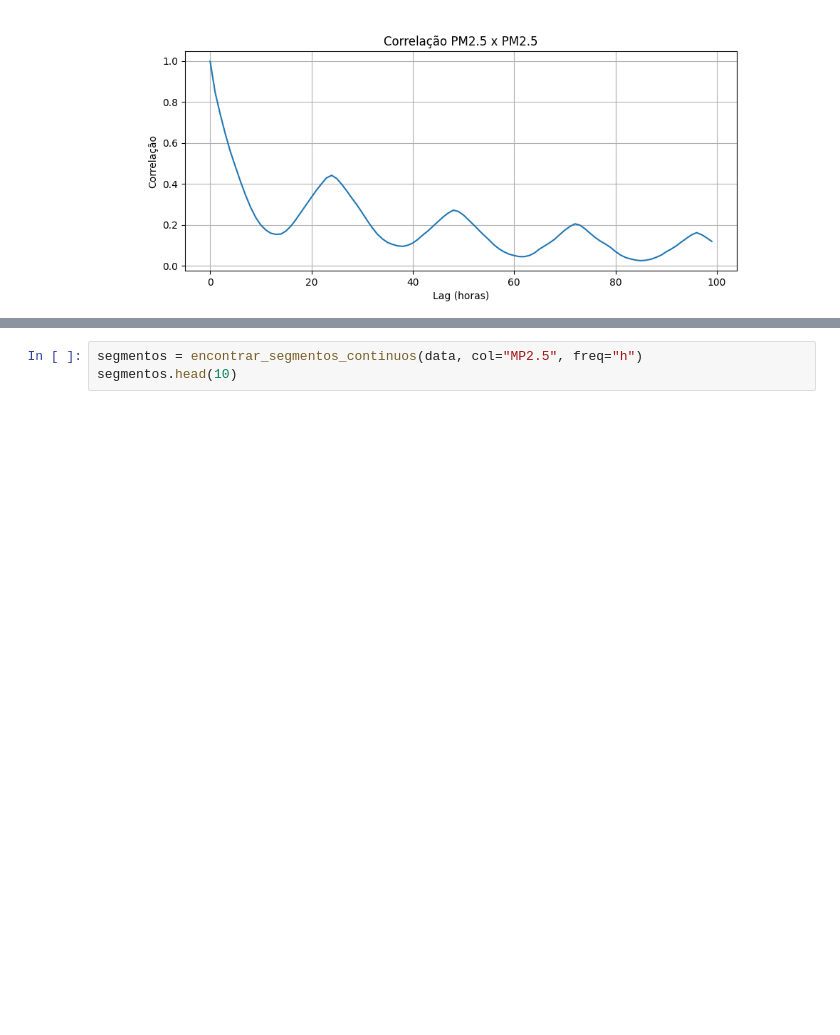
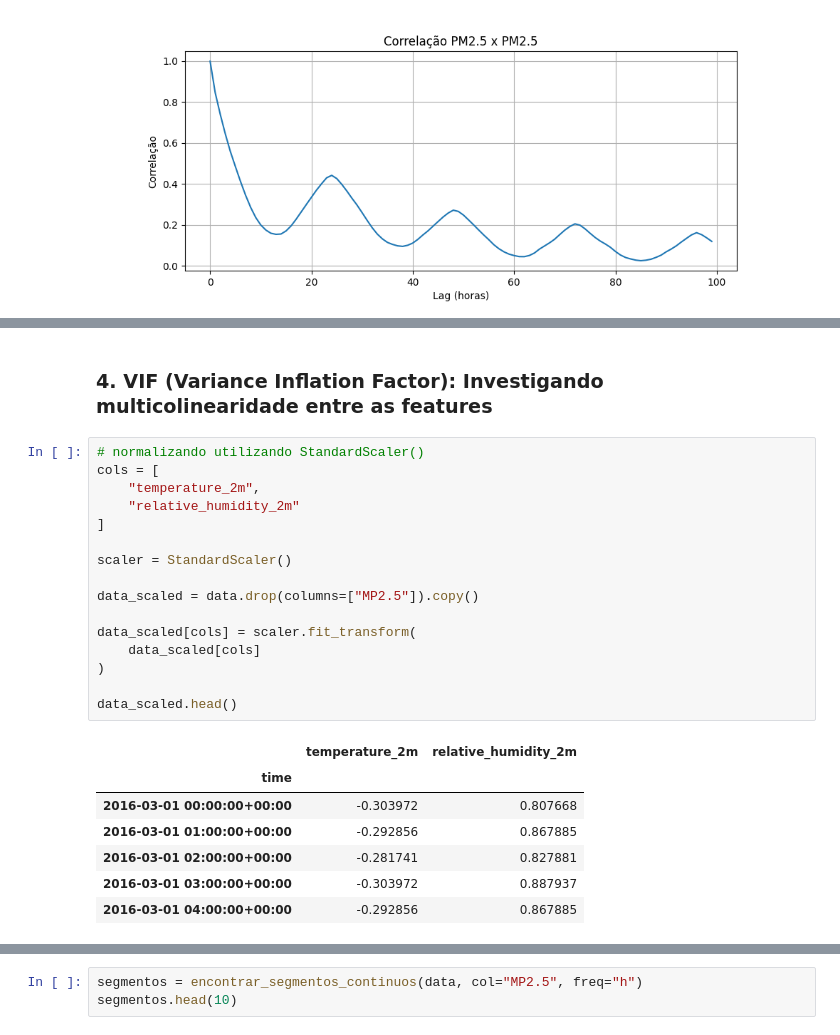
Before and after one commit to izabelcmn/respira_sp, a Jupyter notebook: notebook/izabelcmn_sarimax.ipynb, the cells around one changed output, grey strips where cells are left out. Drawn from its saved outputs; the diff is of its cells as text; blank space fills up the shorter version.

```diff
--- a/notebook/izabelcmn_sarimax.ipynb
+++ b/notebook/izabelcmn_sarimax.ipynb
@@ -209,0 +239,26 @@ plt.show()
+# %% [markdown]
+### 4. VIF (Variance Inflation Factor): Investigando multicolinearidade entre as features
+# %%
+# normalizando utilizando StandardScaler()
+cols = [
+    "temperature_2m",
+    "relative_humidity_2m"
+]
+
+scaler = StandardScaler()
+
+data_scaled = data.drop(columns=["MP2.5"]).copy()
+
+data_scaled[cols] = scaler.fit_transform(
+    data_scaled[cols]
+)
+
+data_scaled.head()
+# %% [output]
+|  | temperature_2m | relative_humidity_2m |
+| time |  |  |
+| 2016-03-01 00:00:00+00:00 | -0.303972 | 0.807668 |
+| 2016-03-01 01:00:00+00:00 | -0.292856 | 0.867885 |
+| 2016-03-01 02:00:00+00:00 | -0.281741 | 0.827881 |
+| 2016-03-01 03:00:00+00:00 | -0.303972 | 0.887937 |
+| 2016-03-01 04:00:00+00:00 | -0.292856 | 0.867885 |
```
Also changed, not shown: parts of 9 cells of this notebook.
